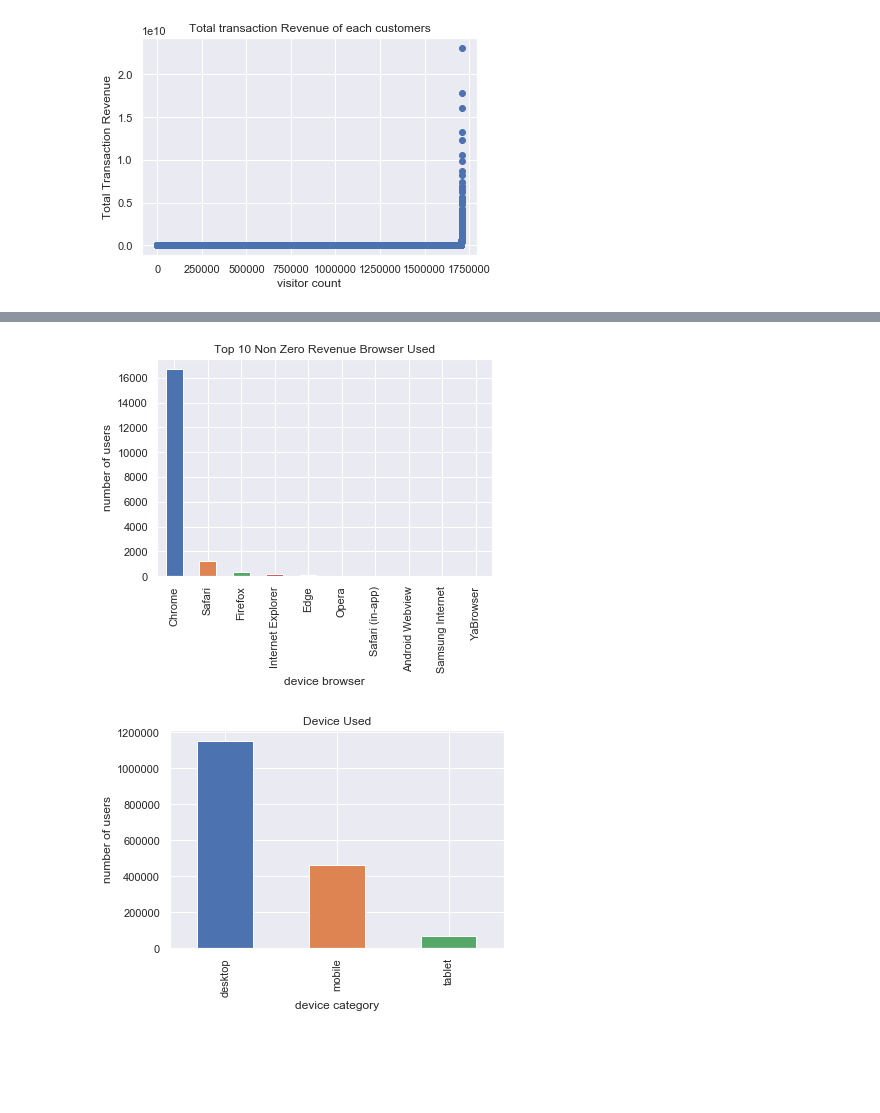
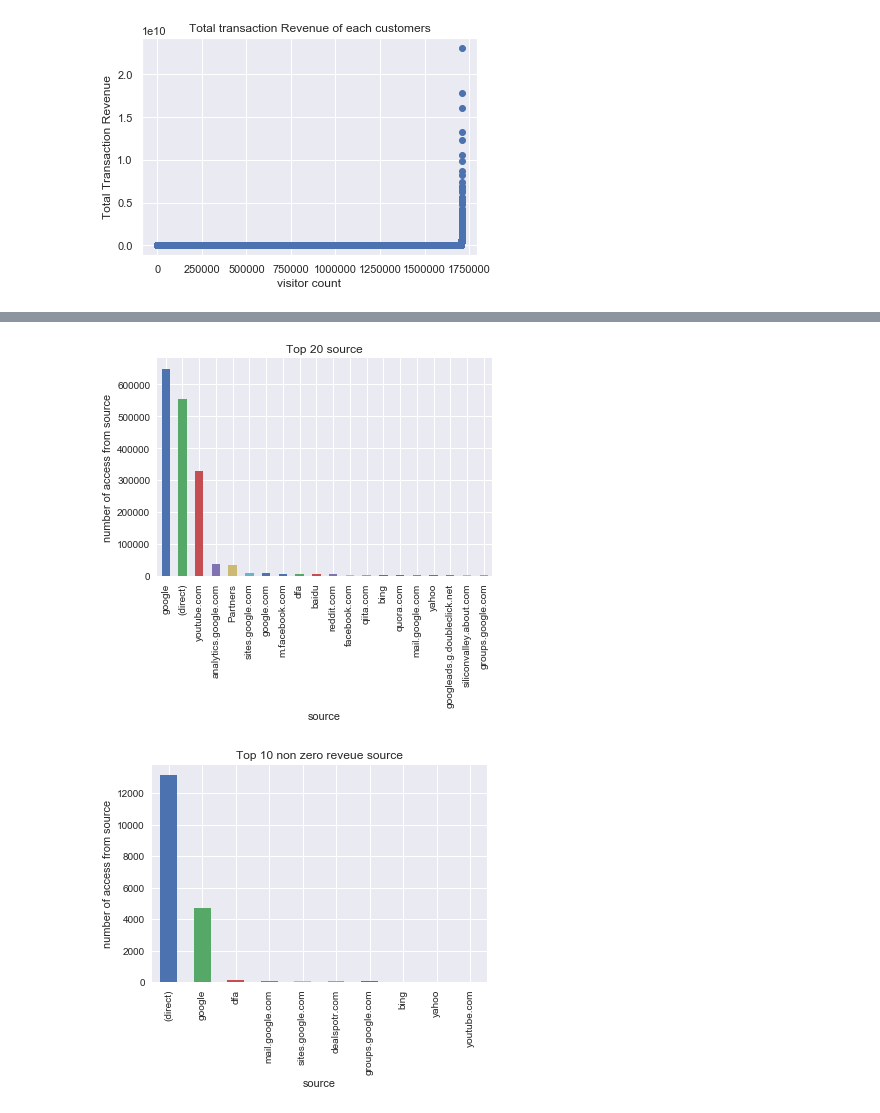
Before and after one commit to george2179/comp4651-project, a Jupyter notebook: comp4651-project.ipynb, the cells around one changed output, grey strips where cells are left out. Drawn from its saved outputs; the diff is of its cells as text; code cells hidden in the pictures; blank space fills up the shorter version.

Commit message:
with graph 2

```diff
--- a/comp4651-project.ipynb
+++ b/comp4651-project.ipynb
@@ -110,24 +258,23 @@ plt.show()
 # %%
-Top10_nonzero_revenue_browser_used = train_data[train_data.totals_transactionRevenue>0].groupby('device_browser')['visitId'].nunique().sort_values(ascending=False).head(10)
+Top20_source = train_data.groupby('trafficSource_source')['visitId'].nunique().sort_values(ascending=False).head(20)
+Top20_source.plot.bar()
 
-Top10_nonzero_revenue_browser_used.plot.bar()
+plt.title("Top 20 source")
+plt.xlabel("source")
+plt.ylabel("number of access from source")
 
-plt.title("Top 10 Non Zero Revenue Browser Used")
-plt.xlabel("device browser")
-plt.ylabel("number of users")
 
 plt.show()
+
+Top10_source_nonzero_revenue = train_data[train_data.totals_transactionRevenue>0].groupby('trafficSource_source')['visitId'].nunique().sort_values(ascending=False).head(10)
+Top10_source_nonzero_revenue.plot.bar()
+
+plt.title("Top 10 non zero reveue source")
+plt.xlabel("source")
+plt.ylabel("number of access from source")
+
+
+plt.show()
 # %% [output]
-[figure, old version]
+[figure, new version]
+[figure, added]
-# %%
-Device_used = train_data.groupby('device_deviceCategory')['visitId'].nunique().sort_values(ascending=False).head(10)
-
-Device_used.plot.bar()
-
-plt.title("Device Used")
-plt.xlabel("device category")
-plt.ylabel("number of users")
-
-plt.show()
-# %% [output]
-[figure, removed]
```
Also changed, not shown: parts of 16 cells of this notebook.
